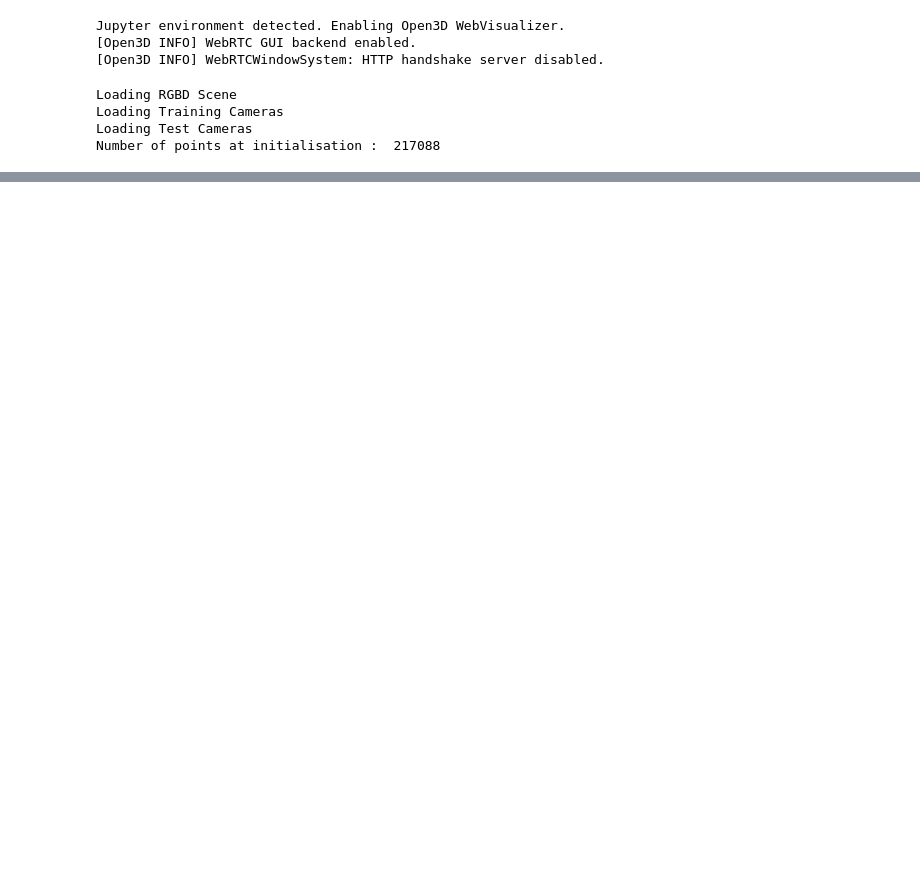
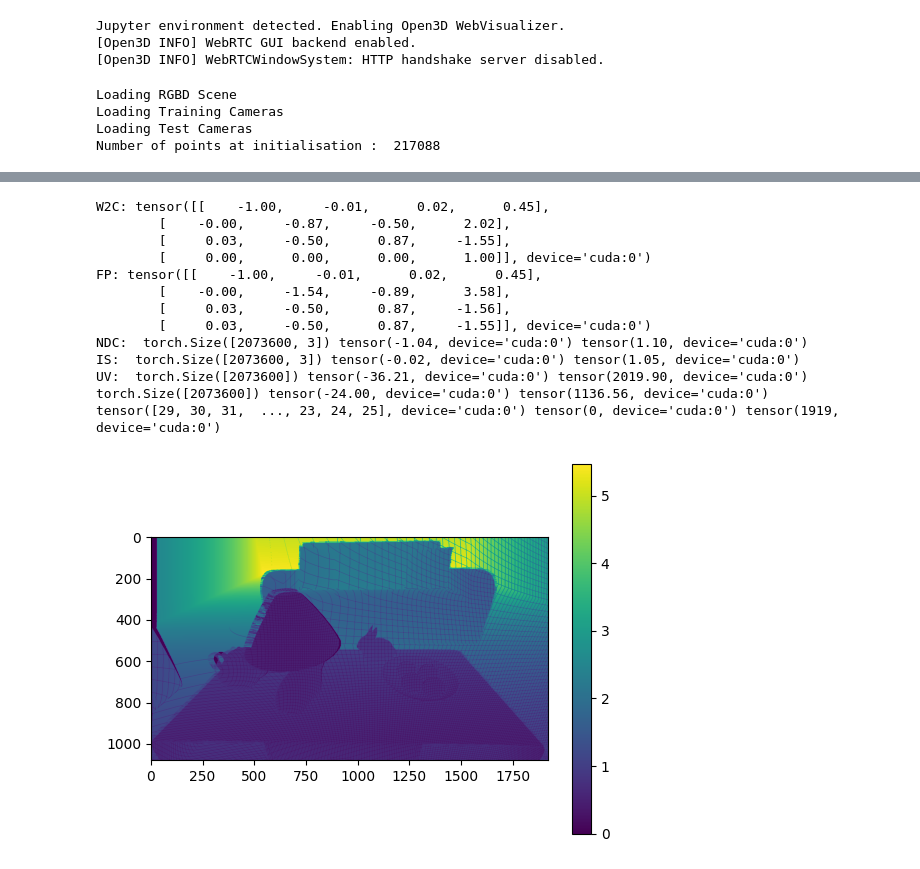
Before and after one commit to viswaravi/gaussian-splatting, a Jupyter notebook: Progressive_Train-Synthetic.ipynb, the cells around one changed output, grey strips where cells are left out. Cells and saved outputs as stored; diff of their text form; code cells hidden in the pictures; blank space fills up the shorter version.

```diff
--- a/Progressive_Train-Synthetic.ipynb
+++ b/Progressive_Train-Synthetic.ipynb
@@ -164,5 +171,5 @@ if not viewpoint_stack:
 
 # viewpoint_cam = viewpoint_stack.pop(randint(0, len(viewpoint_stack)-1))
 # %%
-for v in viewpoint_stack:
-    print(v.colmap_id)
+# for v in viewpoint_stack:
+#     print(v.colmap_id)
@@ -221,8 +195,7 @@ Viewsapce Points:  torch.Size([217088, 3])
 # # Visualize the depth map
 # showTensorDepthImage(raster_depth_map)
 # %%
-# ply_path = "G:\\Universitat Siegen\\SA\\P-GPU\\Code\\gaussian-splatting\\data\\RGBD_Data\\ply"
-ply_path = "G:\\Universitat Siegen\\SA\\P-GPU\\Code\\gaussian-splatting\\data\\ScanNet\\scene0000_00\\sens_read\\ply"
+ply_path = "G:\\Universitat Siegen\\SA\\P-GPU\\Code\\gaussian-splatting\\data\\RGBD_Data\\SyntheticV1\\ply"
 
 ply_files = os.listdir(ply_path)
 
@@ -371,3 +405,25 @@ def rasterizePoints(viewpoint_cam, points, colors=None, sub_pixel_level=1):
 
     # # print(pixel_indices.shape, pixel_indices.min(), pixel_indices.max())
     return points_filtered,colors_filtered,raster_depth_map, pixel_indices, raster_color, IS_point_positions, IS_point_colors
+# %%
+pcd_points, pcd_colors = loadPLY(os.path.join(ply_path, ply_files[0]))
+depth_map = getRGBDDepthMap(viewpoint_stack[3], pcd_points)
+showTensorDepthImage(depth_map)
+
+# pcd_points, pcd_colors = loadPLY(os.path.join(ply_path, ply_files[0]))
+# filtered_points, filtered_colors, current_depth_map, indices, current_raster, raster_point_positions, raster_point_colors = rasterizePoints(viewpoint_stack[3], pcd_points, pcd_colors)
+# showTensorDepthImage(current_depth_map)
+# %% [output]
+W2C: tensor([[    -1.00,     -0.01,      0.02,      0.45],
+        [    -0.00,     -0.87,     -0.50,      2.02],
+        [     0.03,     -0.50,      0.87,     -1.55],
+        [     0.00,      0.00,      0.00,      1.00]], device='cuda:0')
+FP: tensor([[    -1.00,     -0.01,      0.02,      0.45],
+        [    -0.00,     -1.54,     -0.89,      3.58],
+        [     0.03,     -0.50,      0.87,     -1.56],
+        [     0.03,     -0.50,      0.87,     -1.55]], device='cuda:0')
+NDC:  torch.Size([2073600, 3]) tensor(-1.04, device='cuda:0') tensor(1.10, device='cuda:0')
+IS:  torch.Size([2073600, 3]) tensor(-0.02, device='cuda:0') tensor(1.05, device='cuda:0')
+UV:  torch.Size([2073600]) tensor(-36.21, device='cuda:0') tensor(2019.90, device='cuda:0') torch.Size([2073600]) tensor(-24.00, device='cuda:0') tensor(1136.56, device='cuda:0')
+tensor([29, 30, 31,  ..., 23, 24, 25], device='cuda:0') tensor(0, device='cuda:0') tensor(1919, device='cuda:0')
+[figure, added]
```
Also changed, not shown: parts of 8 cells of this notebook, 5 other files.
